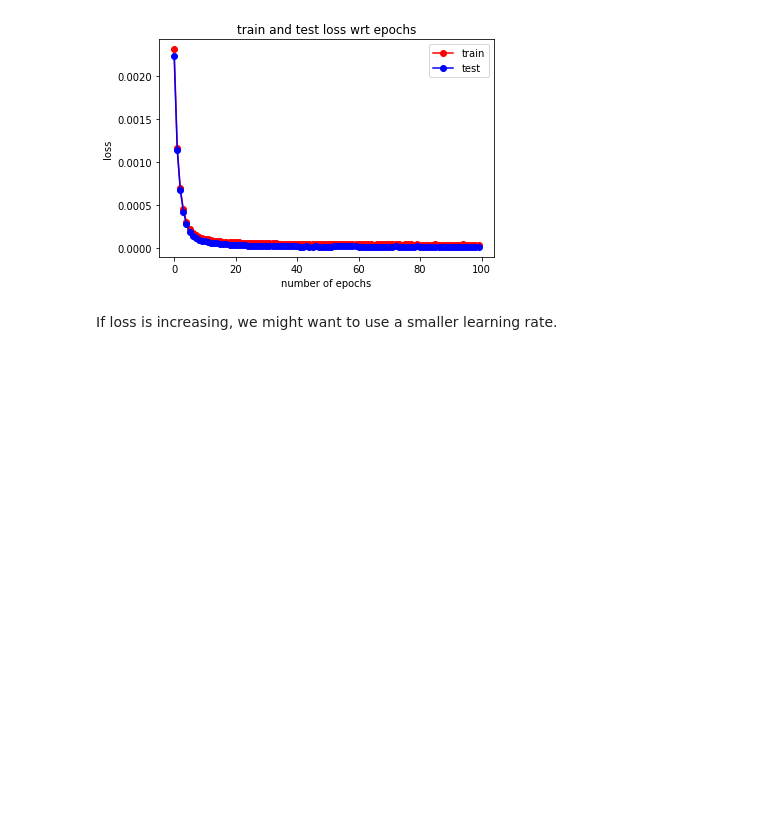
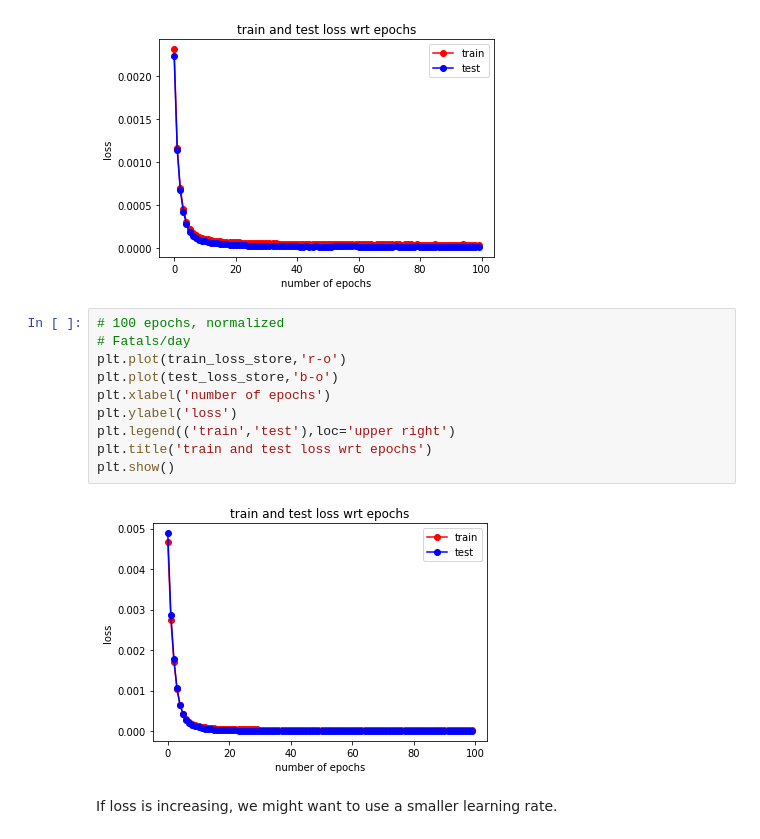
Before and after one commit to LinChiGong/COVID19-Forecasting, a Jupyter notebook: model_building_4_23.ipynb, the cells around one changed output. Drawn from its saved outputs; the diff is of its cells as text; blank space fills up the shorter version.

```diff
--- a/model_building_4_23.ipynb
+++ b/model_building_4_23.ipynb
@@ -374,6 +433,18 @@ plt.title('train and test loss wrt epochs')
 plt.show()
 # %% [output]
 [figure]
+# %%
+# 100 epochs, normalized
+# Fatals/day
+plt.plot(train_loss_store,'r-o')
+plt.plot(test_loss_store,'b-o')
+plt.xlabel('number of epochs')
+plt.ylabel('loss')
+plt.legend(('train','test'),loc='upper right')
+plt.title('train and test loss wrt epochs')
+plt.show()
+# %% [output]
+[figure, added]
 # %% [markdown]
 If loss is increasing, we might want to use a smaller learning rate.
 # %% [markdown]
```
Also changed, not shown: parts of 13 cells of this notebook.
